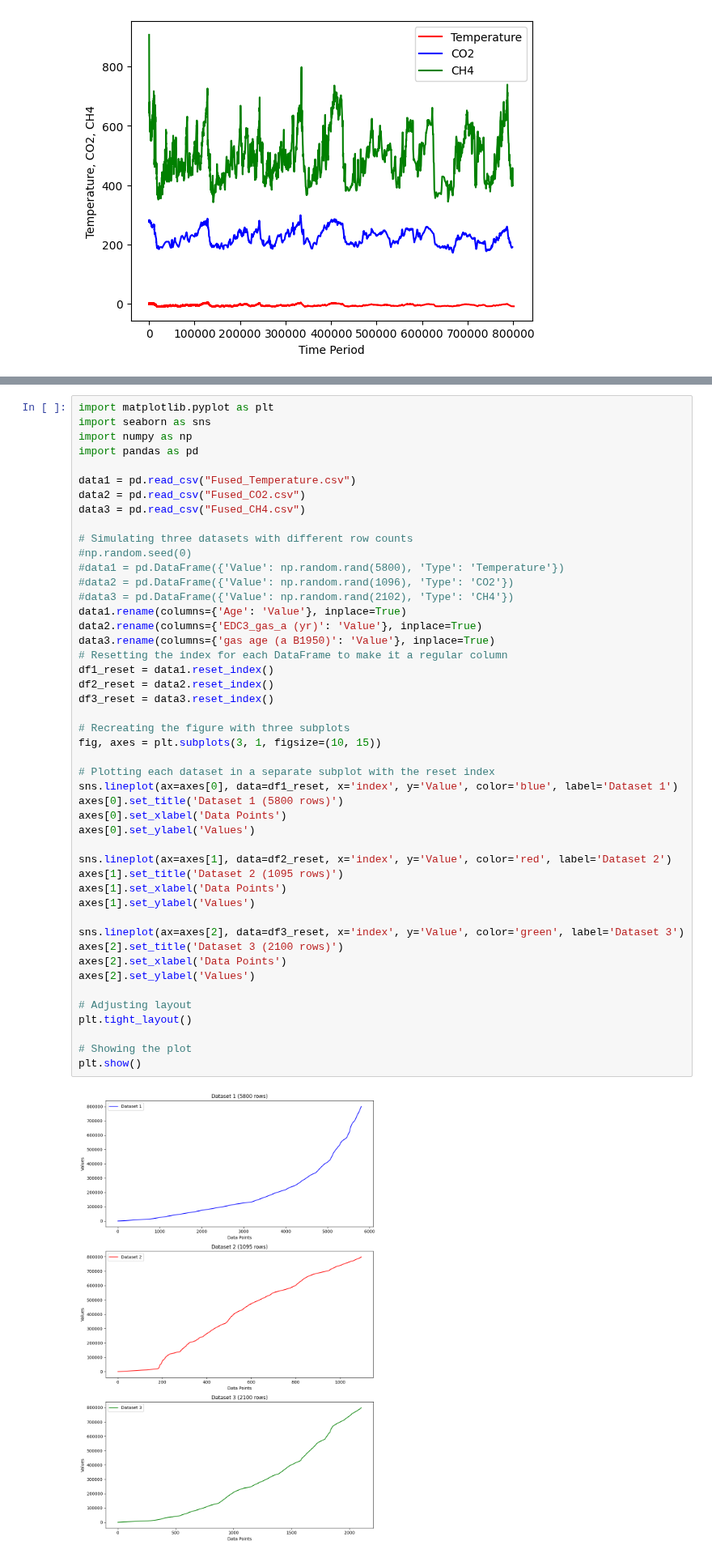
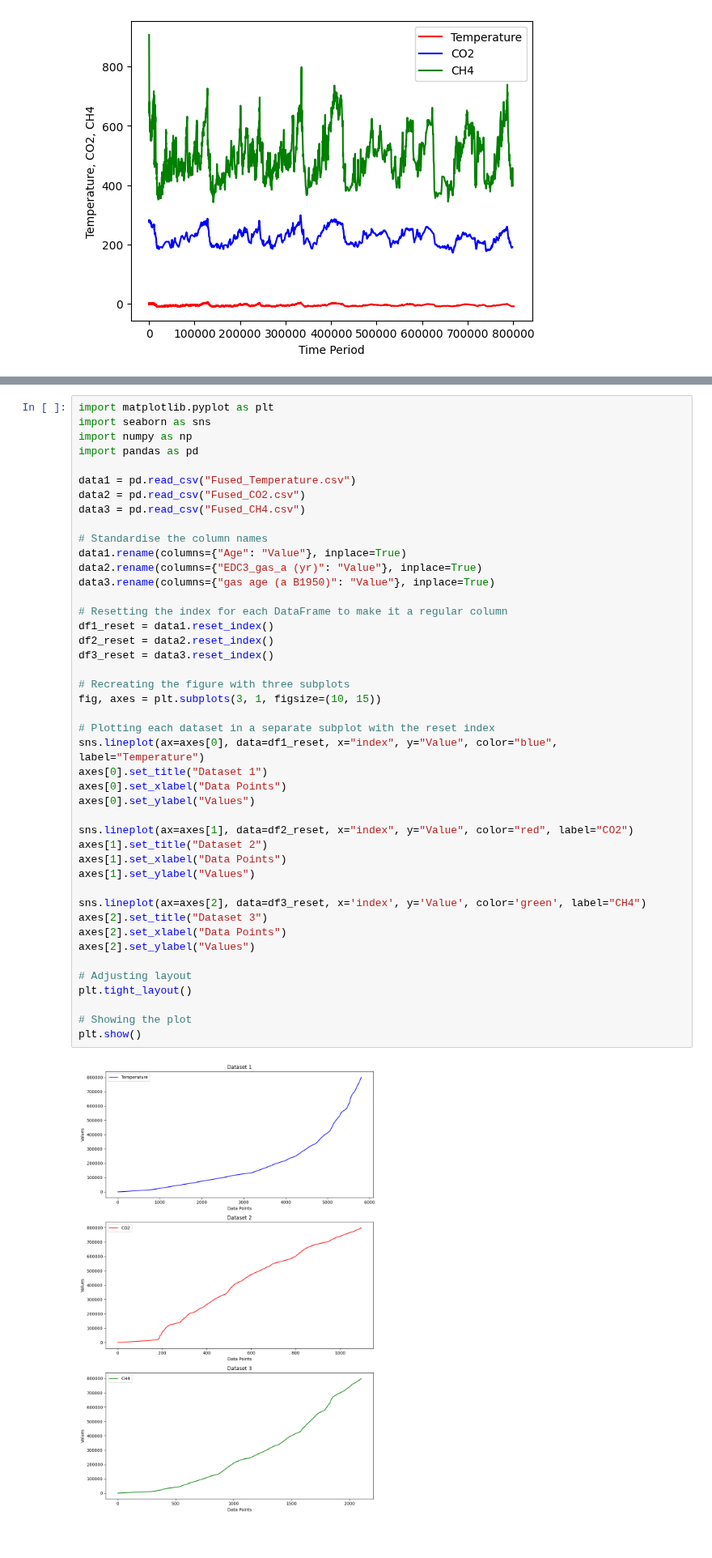
Before and after one commit to Tanjasta/PFDA_Assignment2, a Jupyter notebook: PFDA_Assignment2.ipynb, the cells around one changed output, grey strips where cells are left out. Shown at 81% size. Cells and saved outputs as stored; diff of their text form.

```diff
--- a/PFDA_Assignment2.ipynb
+++ b/PFDA_Assignment2.ipynb
@@ -550,52 +559,49 @@ plt.show()
 # %%
 import matplotlib.pyplot as plt
 import seaborn as sns
 import numpy as np
 import pandas as pd
 
 data1 = pd.read_csv("Fused_Temperature.csv")
 data2 = pd.read_csv("Fused_CO2.csv")
 data3 = pd.read_csv("Fused_CH4.csv")
 
-# Simulating three datasets with different row counts
-#np.random.seed(0)
-#data1 = pd.DataFrame({'Value': np.random.rand(5800), 'Type': 'Temperature'})
-#data2 = pd.DataFrame({'Value': np.random.rand(1096), 'Type': 'CO2'})
-#data3 = pd.DataFrame({'Value': np.random.rand(2102), 'Type': 'CH4'})
-data1.rename(columns={'Age': 'Value'}, inplace=True)
-data2.rename(columns={'EDC3_gas_a (yr)': 'Value'}, inplace=True)
-data3.rename(columns={'gas age (a B1950)': 'Value'}, inplace=True)
+# Standardise the column names
+data1.rename(columns={"Age": "Value"}, inplace=True)
+data2.rename(columns={"EDC3_gas_a (yr)": "Value"}, inplace=True)
+data3.rename(columns={"gas age (a B1950)": "Value"}, inplace=True)
+
 # Resetting the index for each DataFrame to make it a regular column
 df1_reset = data1.reset_index()
 df2_reset = data2.reset_index()
 df3_reset = data3.reset_index()
 
 # Recreating the figure with three subplots
 fig, axes = plt.subplots(3, 1, figsize=(10, 15))
 
 # Plotting each dataset in a separate subplot with the reset index
-sns.lineplot(ax=axes[0], data=df1_reset, x='index', y='Value', color='blue', label='Dataset 1')
-axes[0].set_title('Dataset 1 (5800 rows)')
-axes[0].set_xlabel('Data Points')
-axes[0].set_ylabel('Values')
+sns.lineplot(ax=axes[0], data=df1_reset, x="index", y="Value", color="blue", label="Temperature")
+axes[0].set_title("Dataset 1")
+axes[0].set_xlabel("Data Points")
+axes[0].set_ylabel("Values")
 
-sns.lineplot(ax=axes[1], data=df2_reset, x='index', y='Value', color='red', label='Dataset 2')
-axes[1].set_title('Dataset 2 (1095 rows)')
-axes[1].set_xlabel('Data Points')
-axes[1].set_ylabel('Values')
+sns.lineplot(ax=axes[1], data=df2_reset, x="index", y="Value", color="red", label="CO2")
+axes[1].set_title("Dataset 2")
+axes[1].set_xlabel("Data Points")
+axes[1].set_ylabel("Values")
 
-sns.lineplot(ax=axes[2], data=df3_reset, x='index', y='Value', color='green', label='Dataset 3')
-axes[2].set_title('Dataset 3 (2100 rows)')
-axes[2].set_xlabel('Data Points')
-axes[2].set_ylabel('Values')
+sns.lineplot(ax=axes[2], data=df3_reset, x='index', y='Value', color='green', label="CH4")
+axes[2].set_title("Dataset 3")
+axes[2].set_xlabel("Data Points")
+axes[2].set_ylabel("Values")
 
 # Adjusting layout
 plt.tight_layout()
 
 # Showing the plot
 plt.show()
 # %% [output]
-[figure, old version]
+[figure, new version]
 # %%
 import pandas as pd
 import seaborn as sns
```
Also changed, not shown: parts of 9 cells of this notebook.
